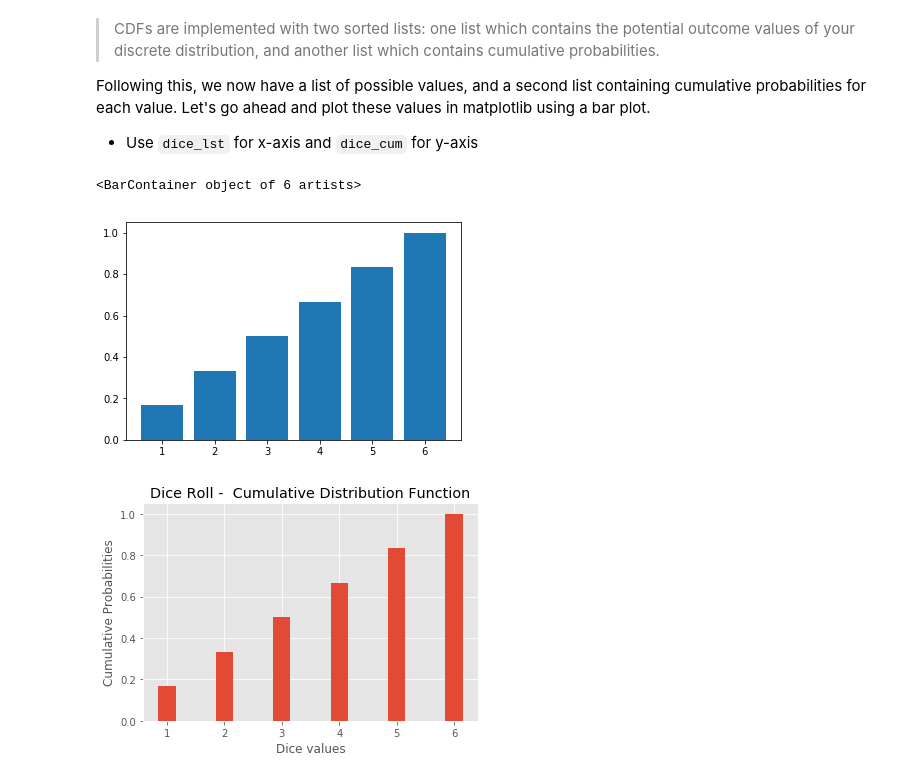
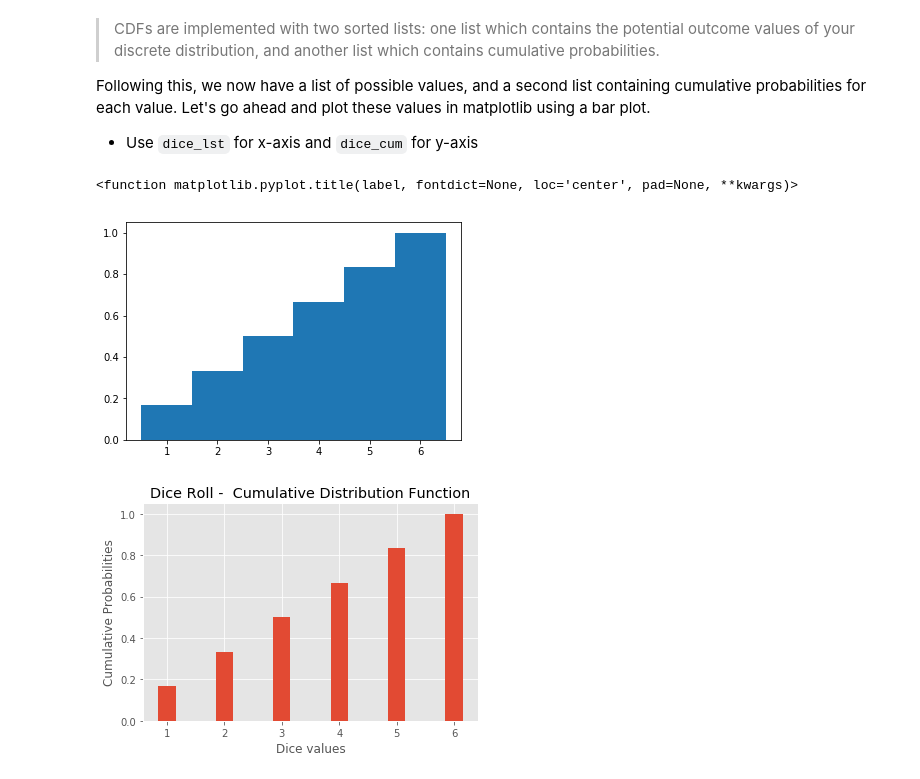
Before and after one commit to bl419cam/dsc-cumulative-distribution-function-lab-seattle-ds-062419, a Jupyter notebook: index.ipynb, the cells around one changed output. Saved outputs shown, nothing was run; the diff lists cells and outputs as text; code cells hidden in the pictures.

```diff
--- a/index.ipynb
+++ b/index.ipynb
@@ -72,10 +72,11 @@ import matplotlib.pyplot as plt
 
 %matplotlib inline
 # %%
-plt.bar(dice_lst, dice_cum)
+plt.bar(dice_lst, dice_cum, width=1)
+plt.title
 # %% [output]
-<BarContainer object of 6 artists>
+<function matplotlib.pyplot.title(label, fontdict=None, loc='center', pad=None, **kwargs)>
-[figure, old version]
+[figure, new version]
 # %%
 # Your code here
 # %% [output]
```
